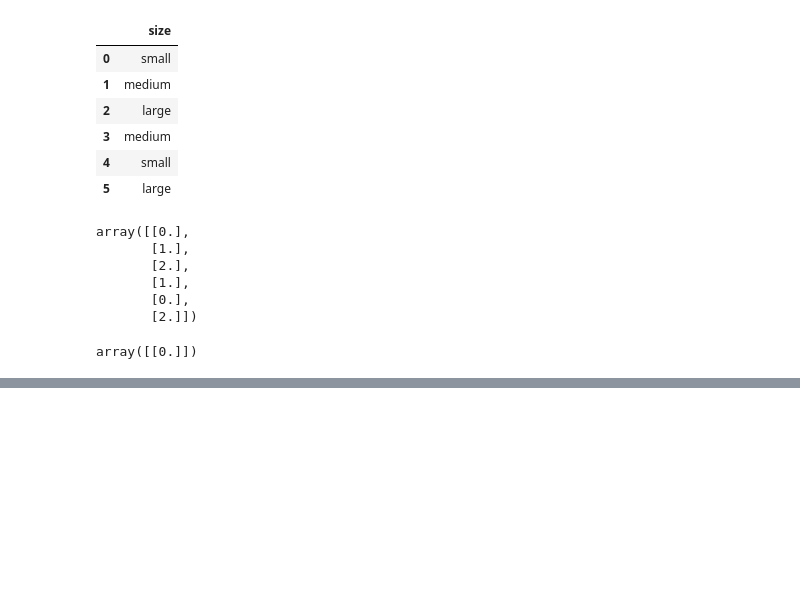
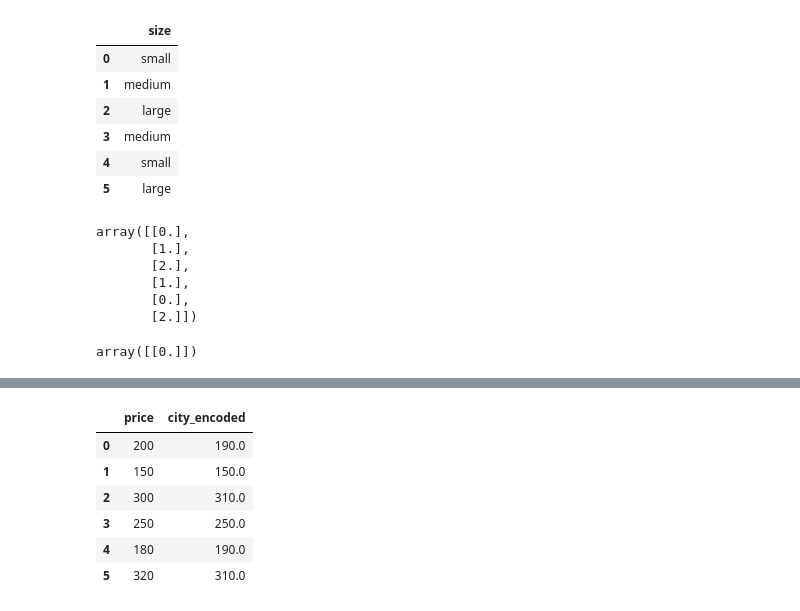
Before and after one commit to kunal356/ml-learning, a Jupyter notebook: 3. Encoding Techniques.ipynb, the cells around one changed output, grey strips where cells are left out. Saved outputs shown, nothing was run; the diff lists cells and outputs as text; code cells hidden in the pictures; blank space fills up the shorter version.

```diff
--- a/3. Encoding Techniques.ipynb
+++ b/3. Encoding Techniques.ipynb
@@ -217,0 +238,2 @@ array([[0.]])
+# %%
+mean_price = df.groupby('city')['price'].mean().to_dict()
@@ -217,0 +244,12 @@ array([[0.]])
+# %%
+df['city_encoded'] = df['city'].map(mean_price)
+# %%
+df[['price', 'city_encoded']]
+# %% [output]
+|  | price | city_encoded |
+| 0 | 200 | 190.0 |
+| 1 | 150 | 150.0 |
+| 2 | 300 | 310.0 |
+| 3 | 250 | 250.0 |
+| 4 | 180 | 190.0 |
+| 5 | 320 | 310.0 |
```
Also changed, not shown: parts of 10 cells of this notebook.
